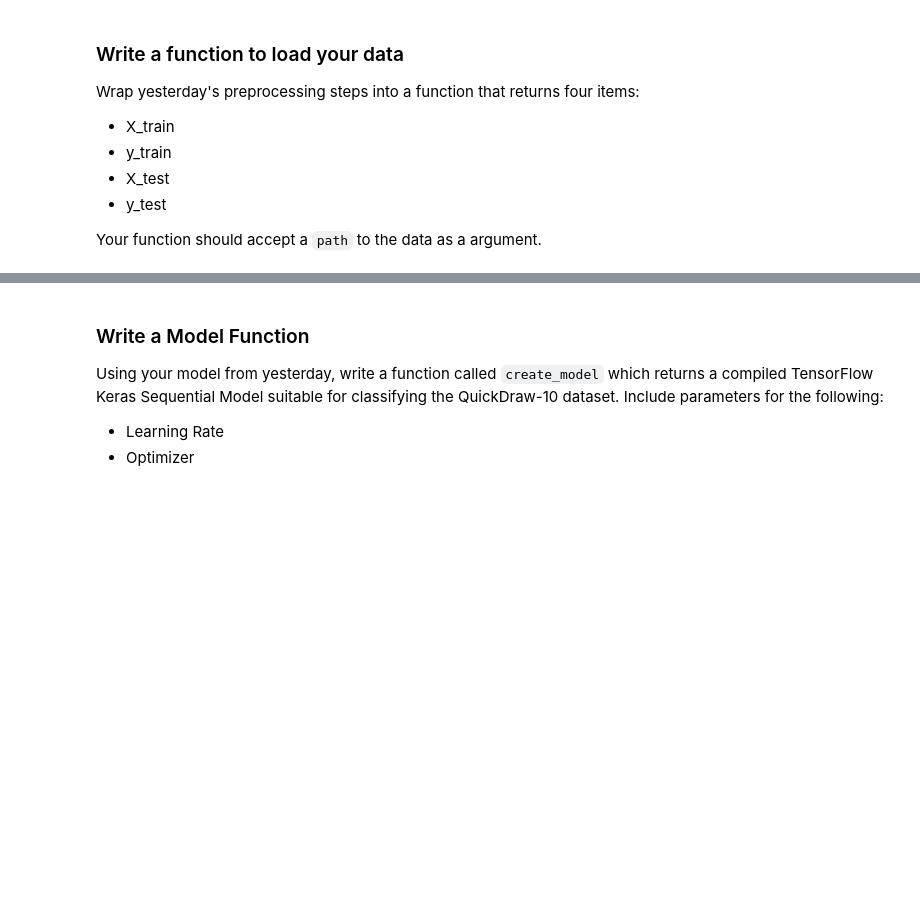
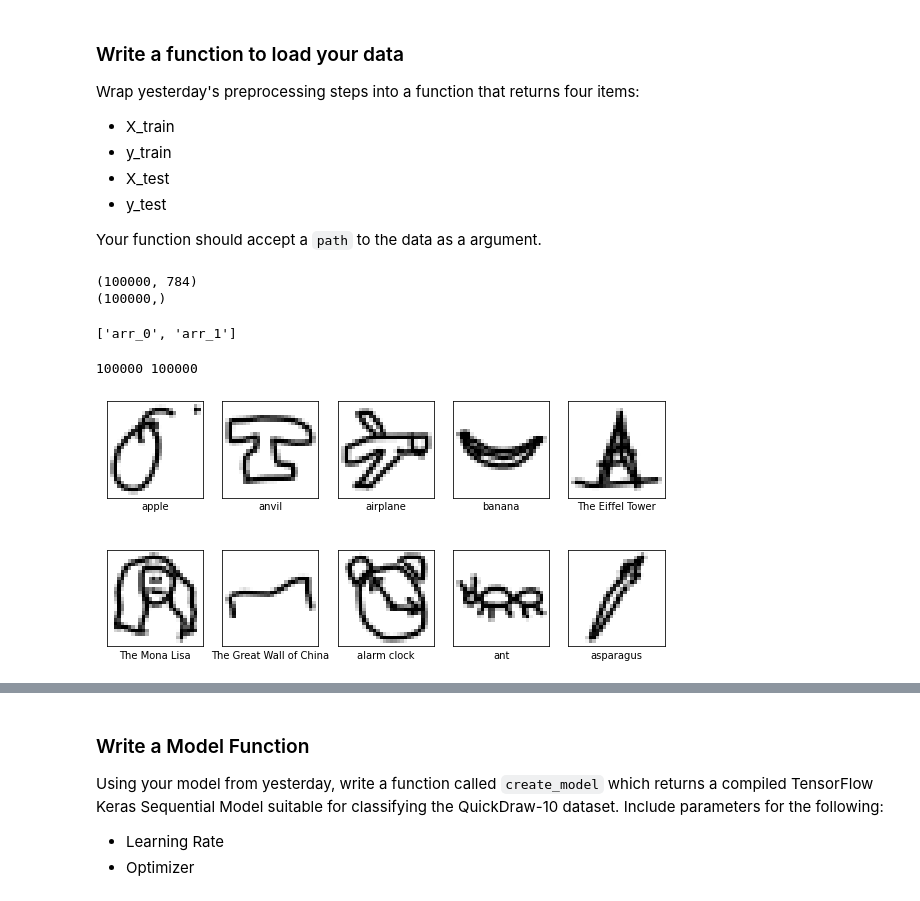
Before and after one commit to lsdsU48/DS-Unit-4-Sprint-2-Neural-Networks, a Jupyter notebook: module2-Train/LSDS_422_Train_Assignment_v2.ipynb, the cells around one changed output, grey strips where cells are left out. Drawn from its saved outputs; the diff is of its cells as text; code cells hidden in the pictures; blank space fills up the shorter version.

```diff
--- a/module2-Train/LSDS_422_Train_Assignment_v2.ipynb
+++ b/module2-Train/LSDS_422_Train_Assignment_v2.ipynb
@@ -28,3 +28,57 @@ Wrap yesterday's preprocessing steps into a function that returns four items:
 * y_test
 
 Your function should accept a `path` to the data as a argument.
+# %%
+import numpy as np
+import tensorflow as tf
+
+data = np.load('quickdraw10.npz')
+X = data['arr_0']
+y = data['arr_1']
+
+print(X.shape)
+print(y.shape)
+# %% [output]
+(100000, 784)
+(100000,)
+# %%
+# dir(data)
+data.files
+# data.keys
+# data.f
+# data.values
+# %% [output]
+['arr_0', 'arr_1']
+# %%
+print(len(X), len(y))
+# %% [output]
+100000 100000
+# %%
+class_names = ['apple',
+ 'anvil',
+ 'airplane',
+ 'banana',
+ 'The Eiffel Tower',
+ 'The Mona Lisa',
+ 'The Great Wall of China',
+ 'alarm clock',
+ 'ant',
+ 'asparagus']
+# %%
+import matplotlib.pyplot as plt
+plt.figure(figsize=(10,5))
+start = 0
+
+for num, name in enumerate(class_names):
+    plt.subplot(2,5, num+1)
+    plt.xticks([])
+    plt.yticks([])
+    plt.grid(False)
+
+    # the array is decided by the system: (28 x 28)
+    plt.imshow(X[start].reshape(28,28), cmap=plt.cm.binary)
+    plt.xlabel(name)
+    start += 10000
+plt.show()
+# %% [output]
+[figure, added]
```
Also changed, not shown: parts of 38 cells of this notebook.
